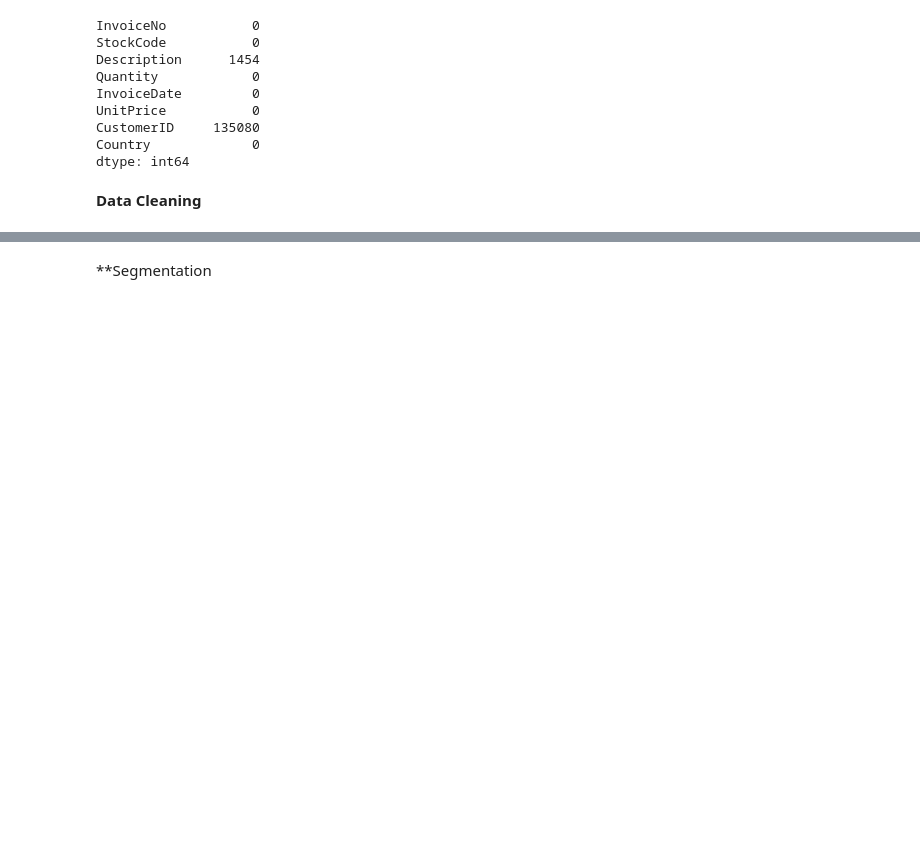
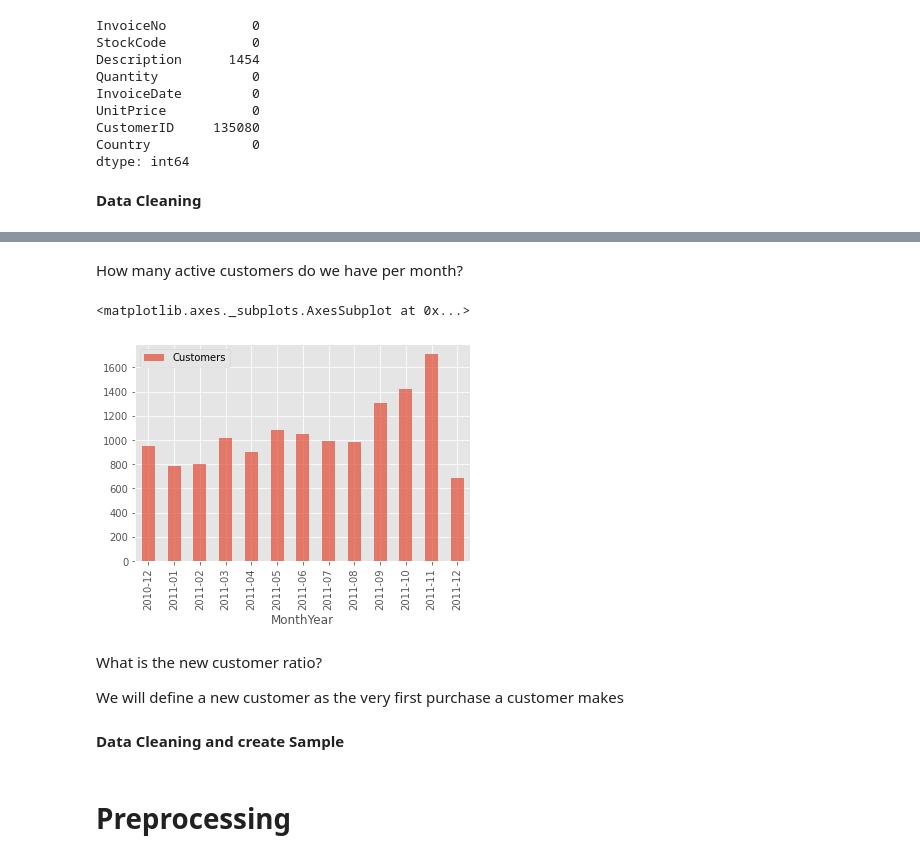
Before and after one commit to KishenSharma6/Online_Retail_Customer_Segmentation, a Jupyter notebook: notebooks/CustomerSegmentation.ipynb, the cells around one changed output, grey strips where cells are left out. Cells and saved outputs as stored; diff of their text form; code cells hidden in the pictures; blank space fills up the shorter version.

```diff
--- a/notebooks/CustomerSegmentation.ipynb
+++ b/notebooks/CustomerSegmentation.ipynb
@@ -71,0 +114,17 @@ clean_df= raw_data.loc[~(raw_data.CustomerID.isna())]
+# %% [markdown]
+How many active customers do we have per month?
+# %%
+#Count of unique customers that purchase from website monthly
+customers= metrics.groupby(['MonthYear'])['CustomerID'].nunique().reset_index()
+
+customers.plot(x='MonthYear', y= 'CustomerID',
+               alpha=.7, kind='bar', label= 'Customers')
+# %% [output]
+<matplotlib.axes._subplots.AxesSubplot at 0x...>
+[figure, added]
+# %% [markdown]
+What is the new customer ratio?
+
+We will define a new customer as the very first purchase a customer makes
+# %% [markdown]
+**Data Cleaning and create Sample**
@@ -72,2 +137,2 @@ clean_df= raw_data.loc[~(raw_data.CustomerID.isna())]
 # %% [markdown]
-**Segmentation
+# Preprocessing
```
Also changed, not shown: parts of 10 cells of this notebook.
